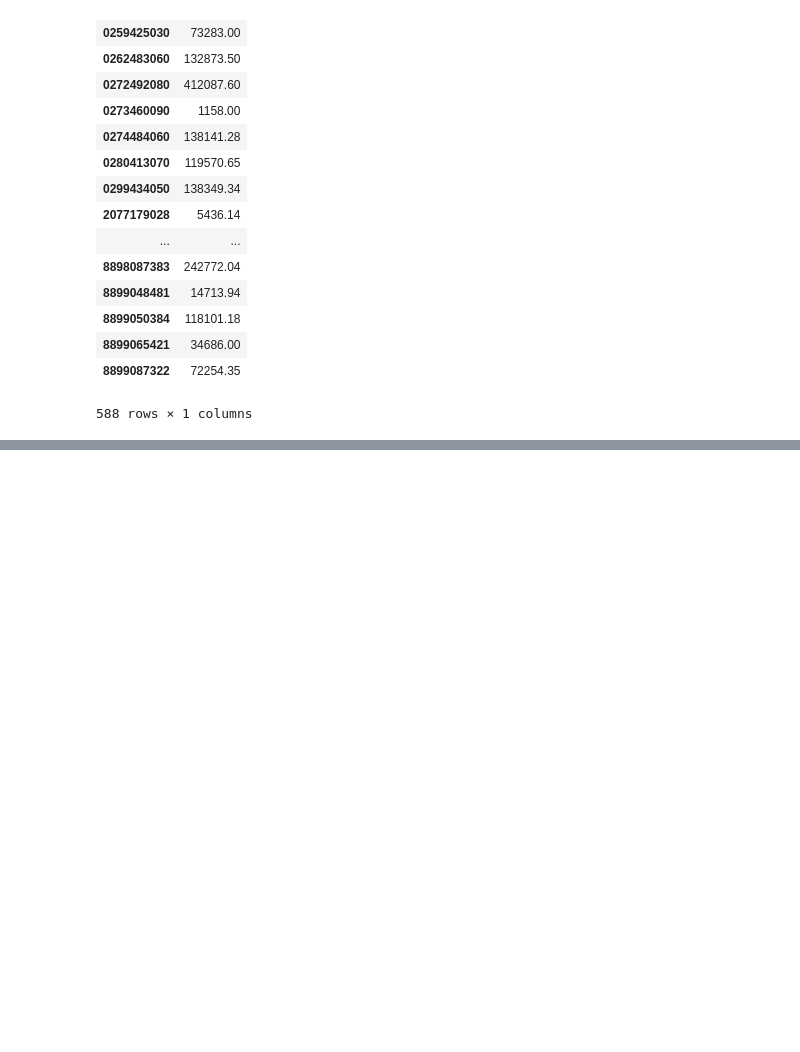
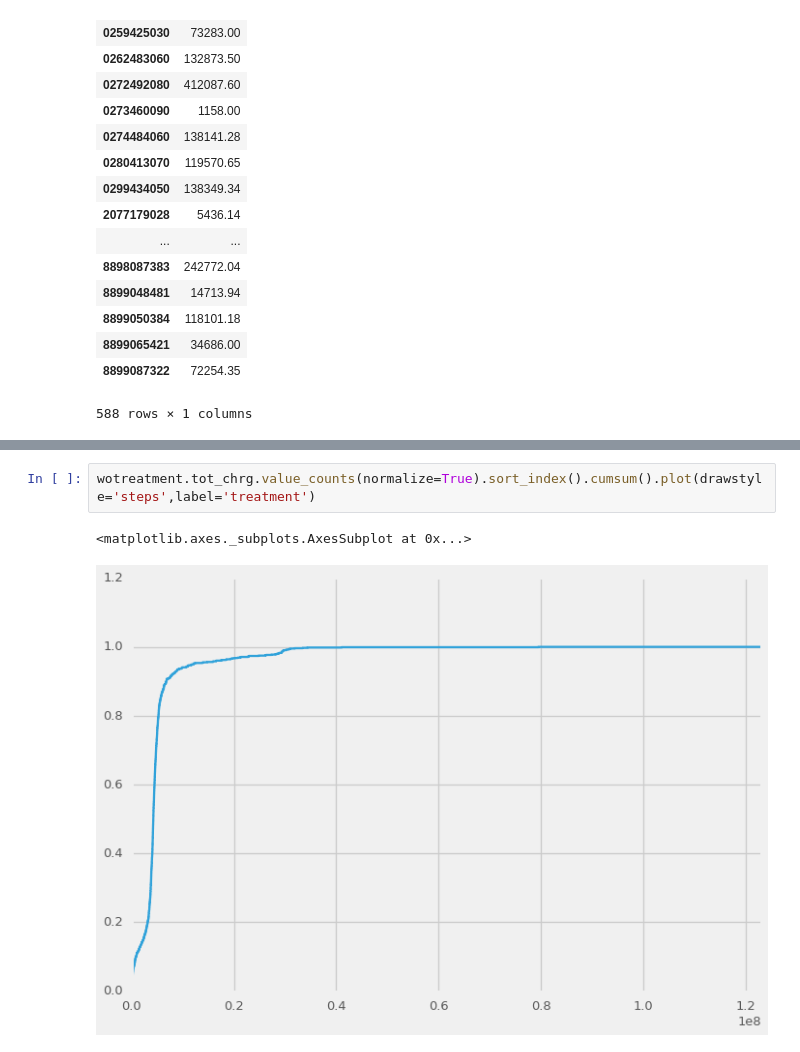
Before and after one commit to doolingdavid/IBA, a Jupyter notebook: costofcare_outsat_load.ipynb, the cells around one changed output, grey strips where cells are left out. Cells and saved outputs as stored; diff of their text form; blank space fills up the shorter version.

```diff
--- a/costofcare_outsat_load.ipynb
+++ b/costofcare_outsat_load.ipynb
@@ -906,0 +956,5 @@ wokontrol
+# %%
+wotreatment.tot_chrg.value_counts(normalize=True).sort_index().cumsum().plot(drawstyle='steps',label='treatment')
+# %% [output]
+<matplotlib.axes._subplots.AxesSubplot at 0x...>
+[figure, added]
```
Also changed, not shown: parts of 7 cells of this notebook.
